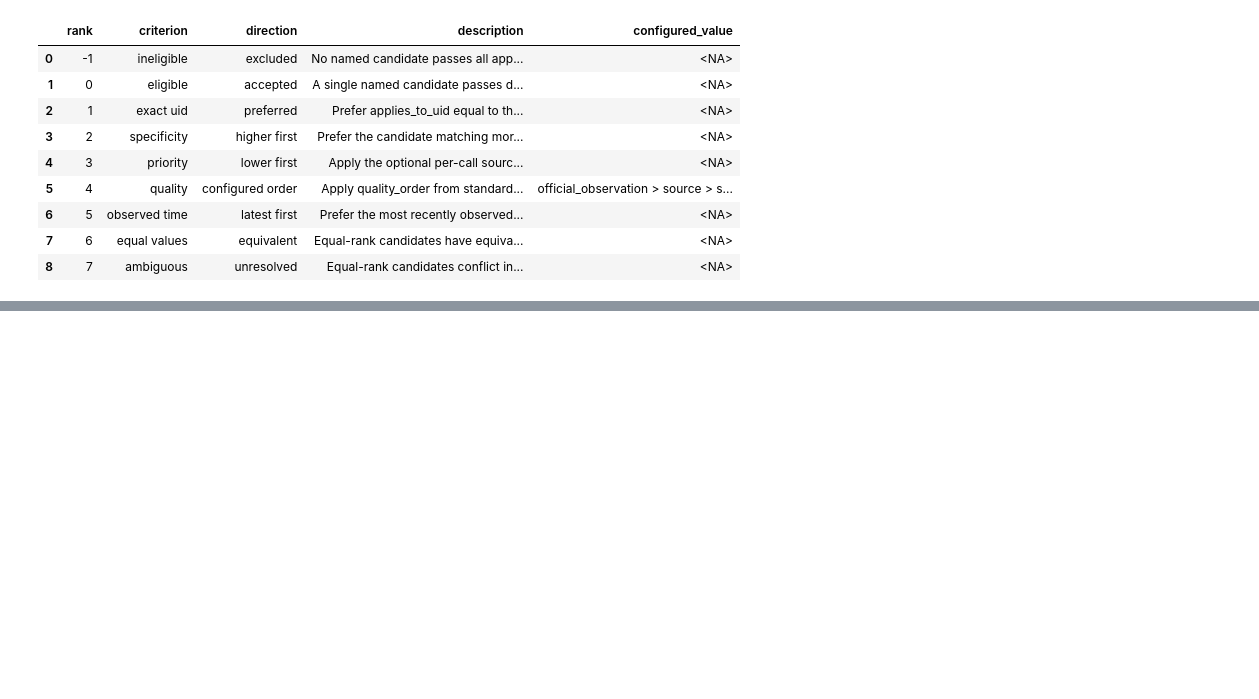
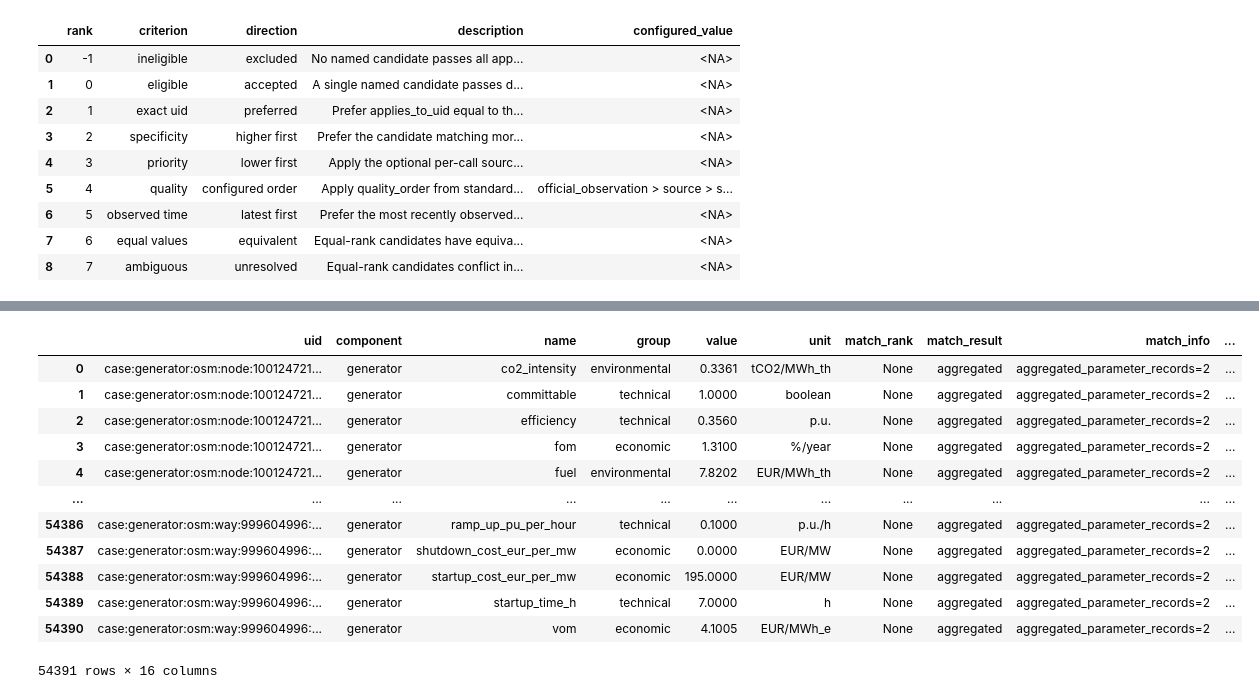
Before and after one commit to yibaoj/GridX, a Jupyter notebook: notebooks/test_layers.ipynb, the cells around one changed output, grey strips where cells are left out. Cells and saved outputs as stored; diff of their text form; code cells hidden in the pictures; blank space fills up the shorter version.

```diff
--- a/notebooks/test_layers.ipynb
+++ b/notebooks/test_layers.ipynb
@@ -170,0 +236,16 @@ plt.close(uc_figure)
+# %%
+case_data.generator.parameter
+# %% [output]
+|  | uid | component | name | group | value | unit | match_rank | match_result | match_info | ... |
+| 0 | case:generator:osm:node:100124721... | generator | co2_intensity | environmental | 0.3361 | tCO2/MWh_th | None | aggregated | aggregated_parameter_records=2 | ... |
+| 1 | case:generator:osm:node:100124721... | generator | committable | technical | 1.0000 | boolean | None | aggregated | aggregated_parameter_records=2 | ... |
+| 2 | case:generator:osm:node:100124721... | generator | efficiency | technical | 0.3560 | p.u. | None | aggregated | aggregated_parameter_records=2 | ... |
+| 3 | case:generator:osm:node:100124721... | generator | fom | economic | 1.3100 | %/year | None | aggregated | aggregated_parameter_records=2 | ... |
+| 4 | case:generator:osm:node:100124721... | generator | fuel | environmental | 7.8202 | EUR/MWh_th | None | aggregated | aggregated_parameter_records=2 | ... |
+| ... | ... | ... | ... | ... | ... | ... | ... | ... | ... | ... |
+| 54386 | case:generator:osm:way:999604996:... | generator | ramp_up_pu_per_hour | technical | 0.1000 | p.u./h | None | aggregated | aggregated_parameter_records=2 | ... |
+| 54387 | case:generator:osm:way:999604996:... | generator | shutdown_cost_eur_per_mw | economic | 0.0000 | EUR/MW | None | aggregated | aggregated_parameter_records=2 | ... |
+| 54388 | case:generator:osm:way:999604996:... | generator | startup_cost_eur_per_mw | economic | 195.0000 | EUR/MW | None | aggregated | aggregated_parameter_records=2 | ... |
+| 54389 | case:generator:osm:way:999604996:... | generator | startup_time_h | technical | 7.0000 | h | None | aggregated | aggregated_parameter_records=2 | ... |
+| 54390 | case:generator:osm:way:999604996:... | generator | vom | economic | 4.1005 | EUR/MWh_e | None | aggregated | aggregated_parameter_records=2 | ... |
+54391 rows × 16 columns
```
Also changed, not shown: parts of 7 cells of this notebook, 20 other files.
